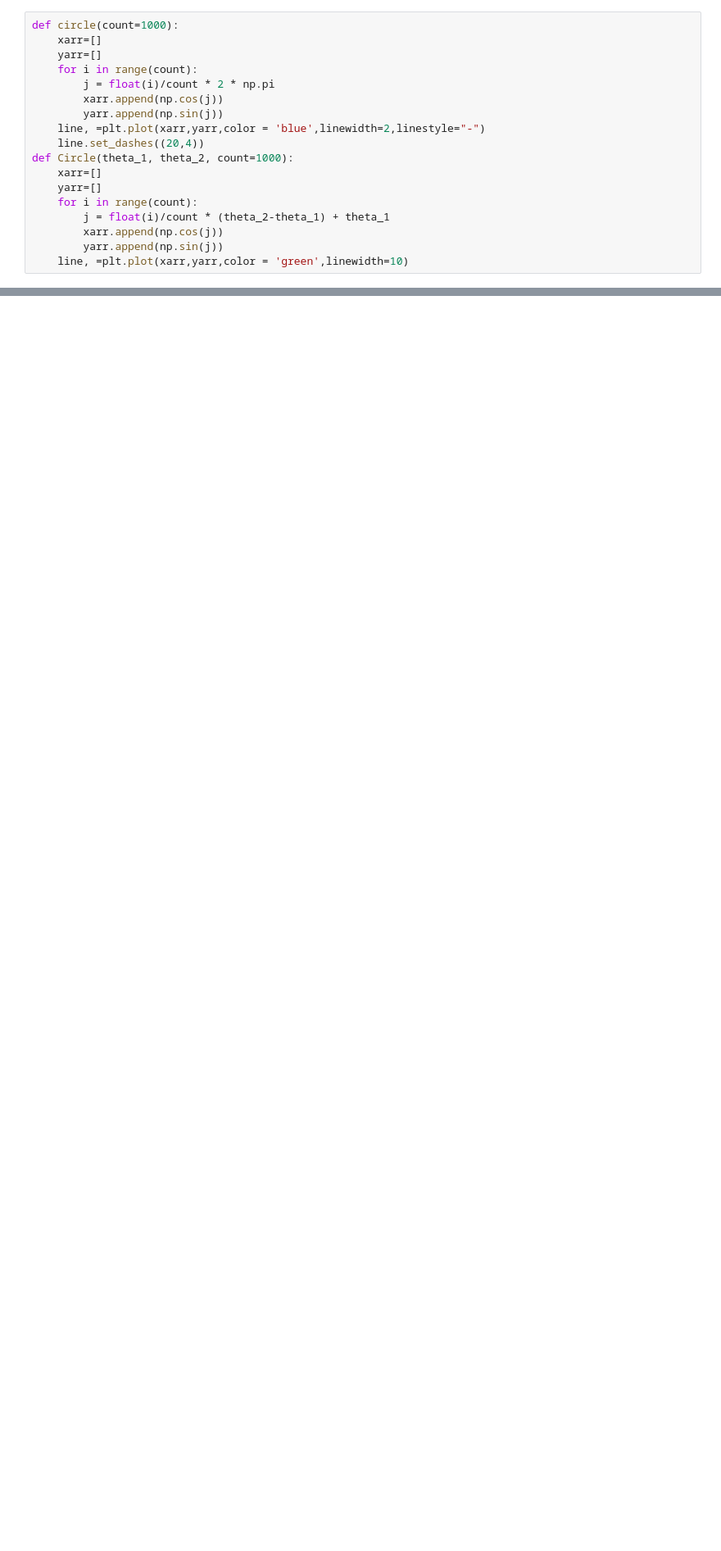
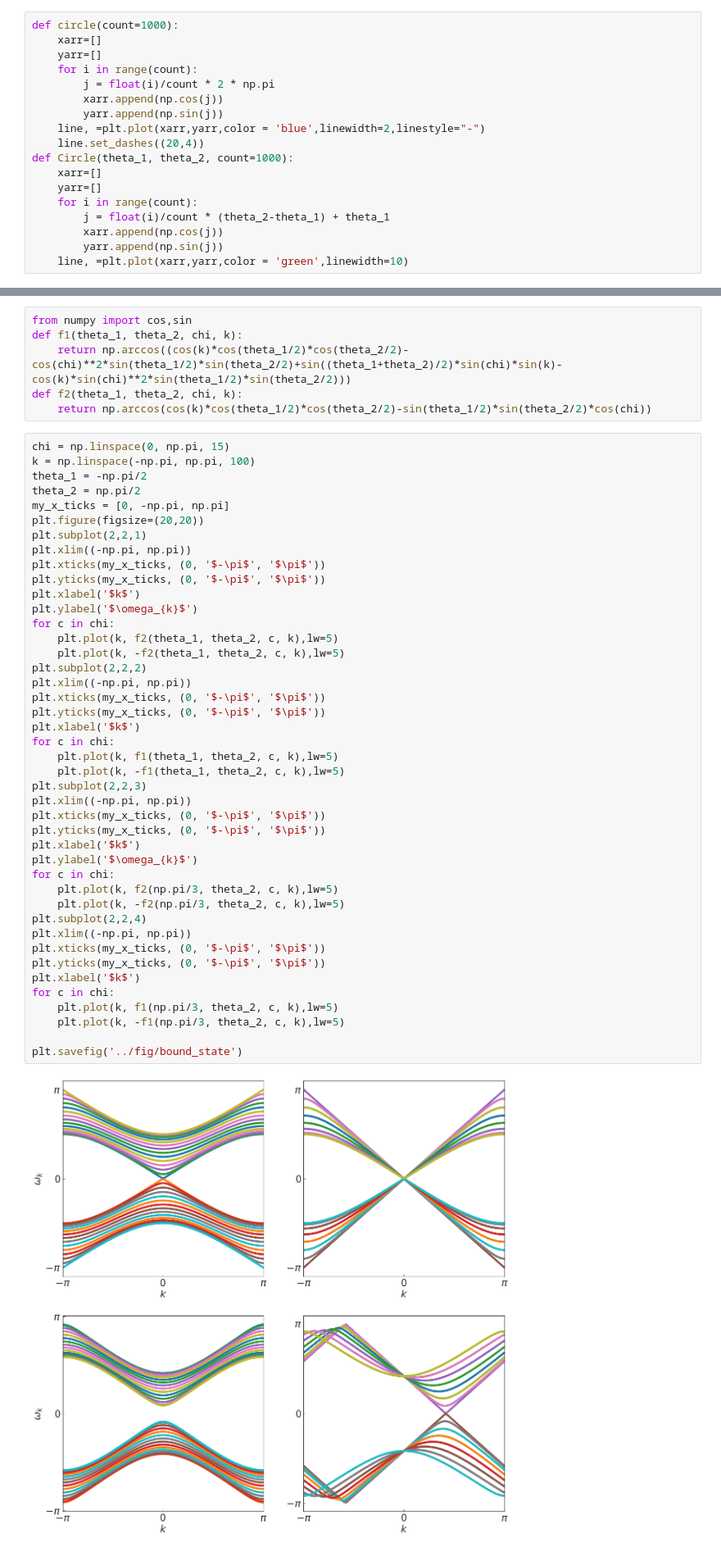
Before and after one commit to HAOQINGZHANG1234/quantumwalk, a Jupyter notebook: code/19_10_9_fig_for_paper.ipynb, the cells around one changed output, grey strips where cells are left out. Shown at 82% size. Saved outputs shown, nothing was run; the diff lists cells and outputs as text; blank space fills up the shorter version.

```diff
--- a/code/19_10_9_fig_for_paper.ipynb
+++ b/code/19_10_9_fig_for_paper.ipynb
@@ -905,0 +888,51 @@ plt.subplot(2,2,4)
+# %%
+from numpy import cos,sin
+def f1(theta_1, theta_2, chi, k):
+    return np.arccos((cos(k)*cos(theta_1/2)*cos(theta_2/2)-cos(chi)**2*sin(theta_1/2)*sin(theta_2/2)+sin((theta_1+theta_2)/2)*sin(chi)*sin(k)-cos(k)*sin(chi)**2*sin(theta_1/2)*sin(theta_2/2)))
+def f2(theta_1, theta_2, chi, k):
+    return np.arccos(cos(k)*cos(theta_1/2)*cos(theta_2/2)-sin(theta_1/2)*sin(theta_2/2)*cos(chi))
+# %%
+chi = np.linspace(0, np.pi, 15)
+k = np.linspace(-np.pi, np.pi, 100)
+theta_1 = -np.pi/2
+theta_2 = np.pi/2
+my_x_ticks = [0, -np.pi, np.pi]
+plt.figure(figsize=(20,20))
+plt.subplot(2,2,1)
+plt.xlim((-np.pi, np.pi))
+plt.xticks(my_x_ticks, (0, '$-\pi$', '$\pi$'))
+plt.yticks(my_x_ticks, (0, '$-\pi$', '$\pi$'))
+plt.xlabel('$k$')
+plt.ylabel('$\omega_{k}$')
+for c in chi:
+    plt.plot(k, f2(theta_1, theta_2, c, k),lw=5)
+    plt.plot(k, -f2(theta_1, theta_2, c, k),lw=5)
+plt.subplot(2,2,2)
+plt.xlim((-np.pi, np.pi))
+plt.xticks(my_x_ticks, (0, '$-\pi$', '$\pi$'))
+plt.yticks(my_x_ticks, (0, '$-\pi$', '$\pi$'))
+plt.xlabel('$k$')
+for c in chi:
+    plt.plot(k, f1(theta_1, theta_2, c, k),lw=5)
+    plt.plot(k, -f1(theta_1, theta_2, c, k),lw=5)
+plt.subplot(2,2,3)
+plt.xlim((-np.pi, np.pi))
+plt.xticks(my_x_ticks, (0, '$-\pi$', '$\pi$'))
+plt.yticks(my_x_ticks, (0, '$-\pi$', '$\pi$'))
+plt.xlabel('$k$')
+plt.ylabel('$\omega_{k}$')
+for c in chi:
+    plt.plot(k, f2(np.pi/3, theta_2, c, k),lw=5)
+    plt.plot(k, -f2(np.pi/3, theta_2, c, k),lw=5)
+plt.subplot(2,2,4)
+plt.xlim((-np.pi, np.pi))
+plt.xticks(my_x_ticks, (0, '$-\pi$', '$\pi$'))
+plt.yticks(my_x_ticks, (0, '$-\pi$', '$\pi$'))
+plt.xlabel('$k$')
+for c in chi:
+    plt.plot(k, f1(np.pi/3, theta_2, c, k),lw=5)
+    plt.plot(k, -f1(np.pi/3, theta_2, c, k),lw=5)
+
+plt.savefig('../fig/bound_state')
+# %% [output]
+[figure, added]
```
Also changed, not shown: parts of 28 cells of this notebook, 35 other files.
